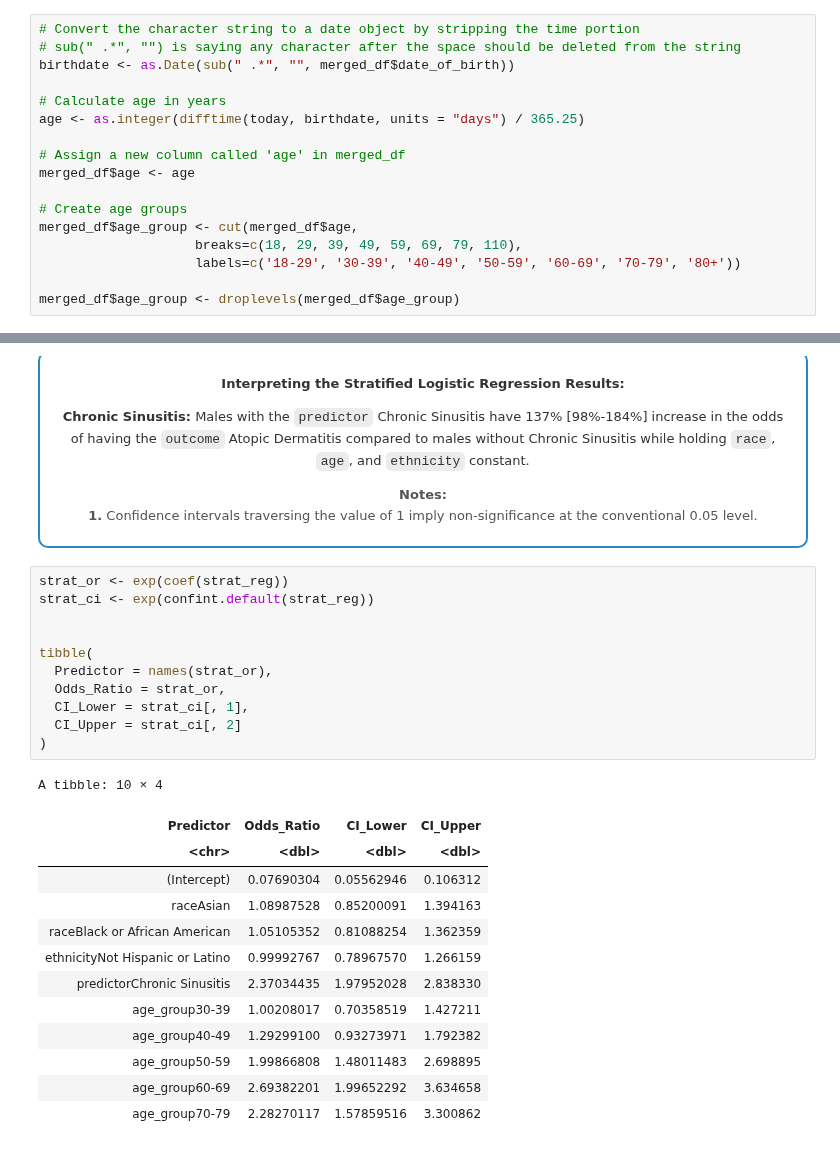
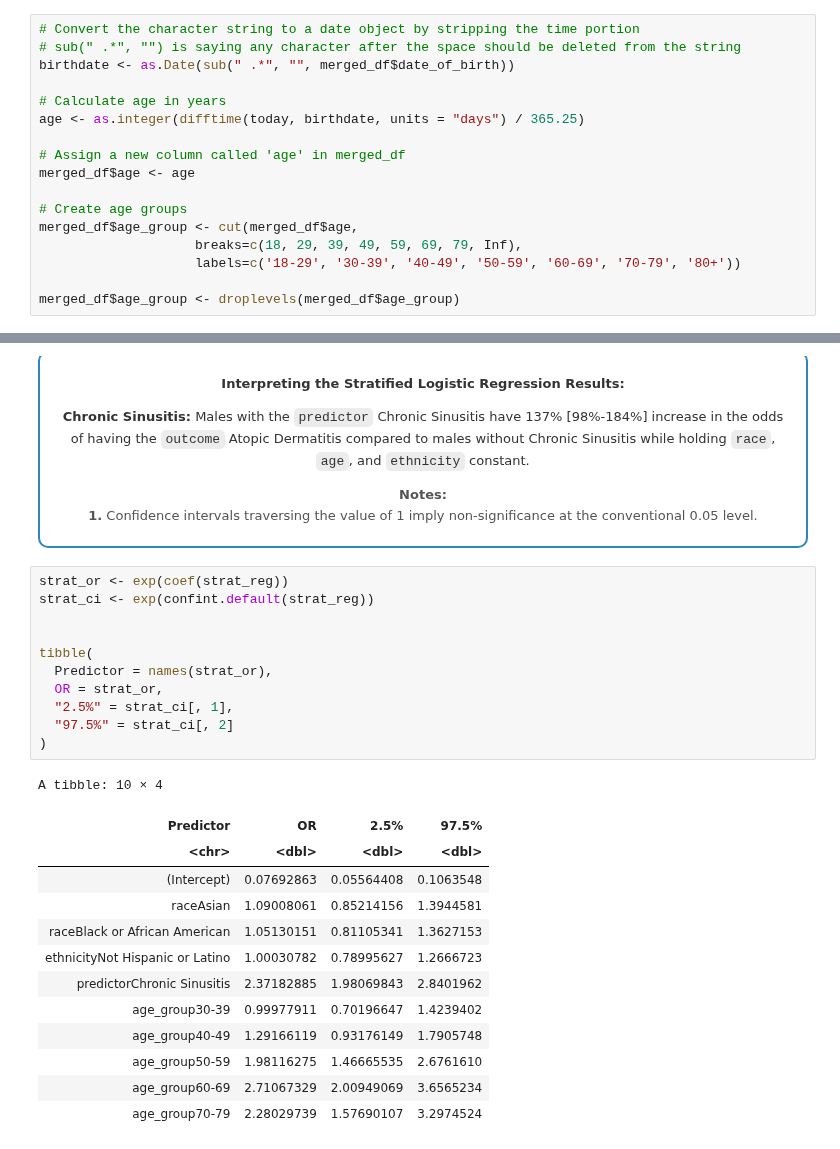
Before and after one commit to AlexisCenname/HSLSCodeTemplates, a Jupyter notebook: R-Association-SyntheticData.ipynb, the cells around one changed output, grey strips where cells are left out. Saved outputs shown, nothing was run; the diff lists cells and outputs as text.

```diff
--- a/R-Association-SyntheticData.ipynb
+++ b/R-Association-SyntheticData.ipynb
@@ -482,7 +482,7 @@ merged_df$age <- age
 
 # Create age groups
 merged_df$age_group <- cut(merged_df$age,
-                    breaks=c(18, 29, 39, 49, 59, 69, 79, 110),
+                    breaks=c(18, 29, 39, 49, 59, 69, 79, Inf),
                     labels=c('18-29', '30-39', '40-49', '50-59', '60-69', '70-79', '80+'))
 
 merged_df$age_group <- droplevels(merged_df$age_group)
@@ -1189,25 +1189,25 @@ Number of Fisher Scoring iterations: 5
 # %%
 strat_or <- exp(coef(strat_reg))
 strat_ci <- exp(confint.default(strat_reg))
 
 
 tibble(
   Predictor = names(strat_or),
-  Odds_Ratio = strat_or,
-  CI_Lower = strat_ci[, 1],
-  CI_Upper = strat_ci[, 2]
+  OR = strat_or,
+  "2.5%" = strat_ci[, 1],
+  "97.5%" = strat_ci[, 2]
 )
 # %% [output]
 A tibble: 10 × 4
-| Predictor | Odds_Ratio | CI_Lower | CI_Upper |
+| Predictor | OR | 2.5% | 97.5% |
 | <chr> | <dbl> | <dbl> | <dbl> |
-| (Intercept) | 0.07690304 | 0.05562946 | 0.106312 |
-| raceAsian | 1.08987528 | 0.85200091 | 1.394163 |
-| raceBlack or African American | 1.05105352 | 0.81088254 | 1.362359 |
-| ethnicityNot Hispanic or Latino | 0.99992767 | 0.78967570 | 1.266159 |
-| predictorChronic Sinusitis | 2.37034435 | 1.97952028 | 2.838330 |
-| age_group30-39 | 1.00208017 | 0.70358519 | 1.427211 |
-| age_group40-49 | 1.29299100 | 0.93273971 | 1.792382 |
-| age_group50-59 | 1.99866808 | 1.48011483 | 2.698895 |
-| age_group60-69 | 2.69382201 | 1.99652292 | 3.634658 |
-| age_group70-79 | 2.28270117 | 1.57859516 | 3.300862 |
+| (Intercept) | 0.07692863 | 0.05564408 | 0.1063548 |
+| raceAsian | 1.09008061 | 0.85214156 | 1.3944581 |
+| raceBlack or African American | 1.05130151 | 0.81105341 | 1.3627153 |
+| ethnicityNot Hispanic or Latino | 1.00030782 | 0.78995627 | 1.2666723 |
+| predictorChronic Sinusitis | 2.37182885 | 1.98069843 | 2.8401962 |
+| age_group30-39 | 0.99977911 | 0.70196647 | 1.4239402 |
+| age_group40-49 | 1.29166119 | 0.93176149 | 1.7905748 |
+| age_group50-59 | 1.98116275 | 1.46665535 | 2.6761610 |
+| age_group60-69 | 2.71067329 | 2.00949069 | 3.6565234 |
+| age_group70-79 | 2.28029739 | 1.57690107 | 3.2974524 |
```
Also changed, not shown: parts of 12 cells of this notebook, 1 other file.
